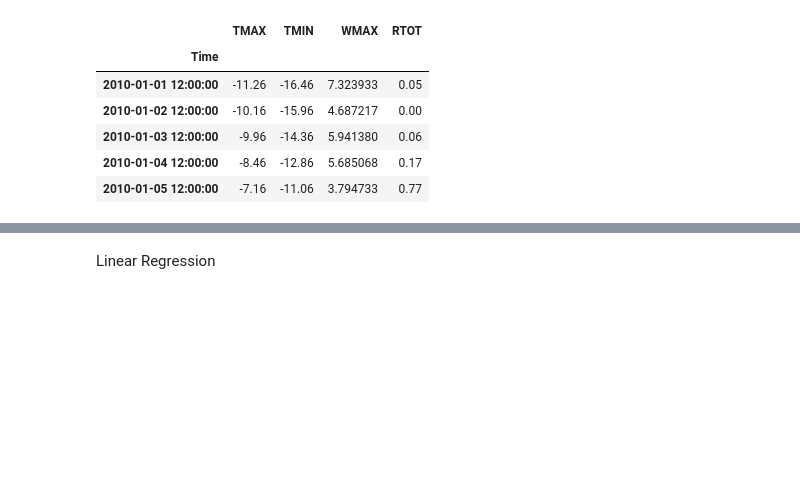
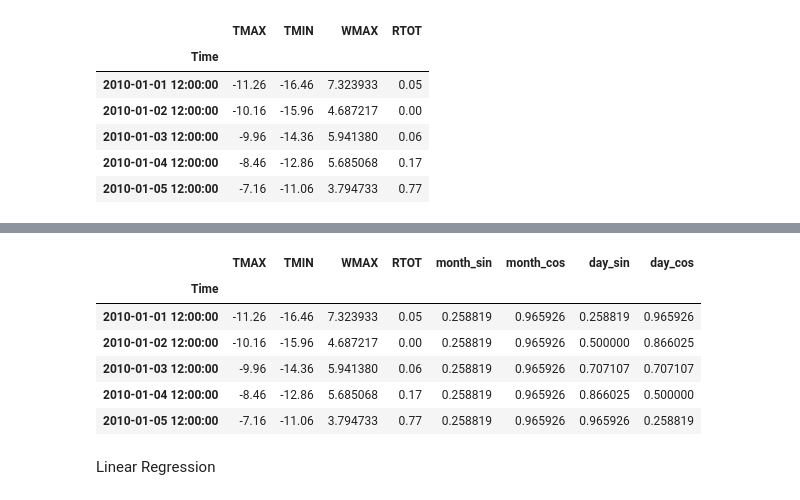
Before and after one commit to dfu2020/ATMS-597-SP-2020-Project-4, a Jupyter notebook: Project4_Joyce.ipynb, the cells around one changed output, grey strips where cells are left out. Cells and saved outputs as stored; diff of their text form; code cells hidden in the pictures; blank space fills up the shorter version.

```diff
--- a/Project4_Joyce.ipynb
+++ b/Project4_Joyce.ipynb
@@ -97,3 +142,15 @@ Practice_GFS_df = GFS_df[:]
+# %%
+Practice_GFS_df['day_sin'] = np.sin(Practice_GFS_df.index.day*(2.*np.pi/24))
+Practice_GFS_df['day_cos'] = np.cos(Practice_GFS_df.index.day*(2.*np.pi/24))
+Practice_GFS_df.head()
+# %% [output]
+|  | TMAX | TMIN | WMAX | RTOT | month_sin | month_cos | day_sin | day_cos |
+| Time |  |  |  |  |  |  |  |  |
+| 2010-01-01 12:00:00 | -11.26 | -16.46 | 7.323933 | 0.05 | 0.258819 | 0.965926 | 0.258819 | 0.965926 |
+| 2010-01-02 12:00:00 | -10.16 | -15.96 | 4.687217 | 0.00 | 0.258819 | 0.965926 | 0.500000 | 0.866025 |
+| 2010-01-03 12:00:00 | -9.96 | -14.36 | 5.941380 | 0.06 | 0.258819 | 0.965926 | 0.707107 | 0.707107 |
+| 2010-01-04 12:00:00 | -8.46 | -12.86 | 5.685068 | 0.17 | 0.258819 | 0.965926 | 0.866025 | 0.500000 |
+| 2010-01-05 12:00:00 | -7.16 | -11.06 | 3.794733 | 0.77 | 0.258819 | 0.965926 | 0.965926 | 0.258819 |
 # %% [markdown]
 Linear Regression
 # %%
```
Also changed, not shown: parts of 22 cells of this notebook.
